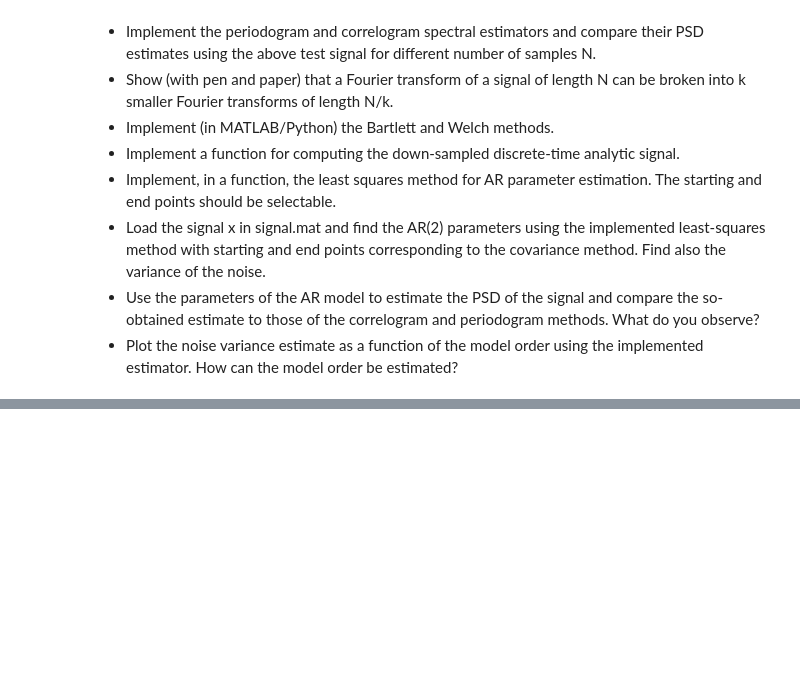
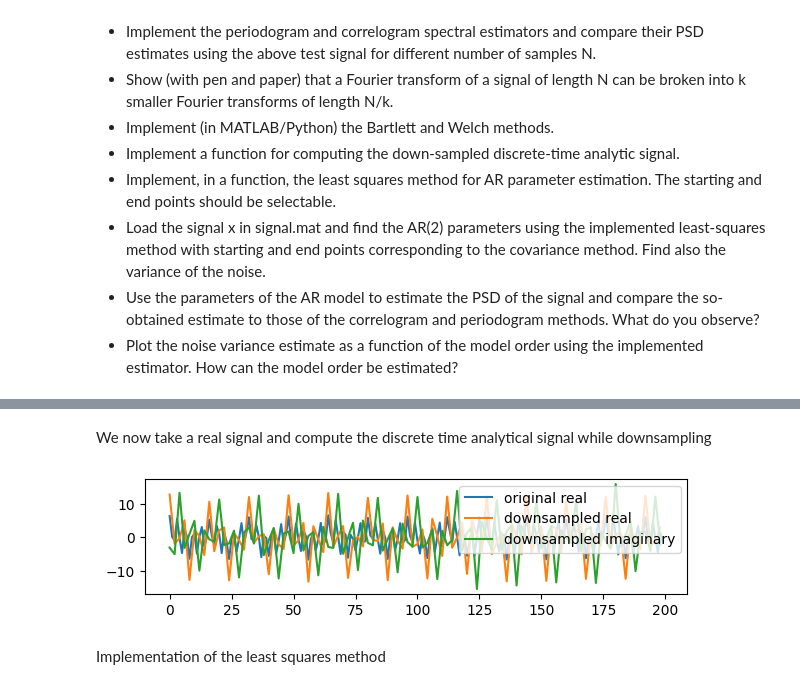
Before and after one commit to vismiroglou/ASE, a Jupyter notebook: day1.ipynb, the cells around one changed output, grey strips where cells are left out. Drawn from its saved outputs; the diff is of its cells as text; code cells hidden in the pictures; blank space fills up the shorter version.

```diff
--- a/day1.ipynb
+++ b/day1.ipynb
@@ -69,0 +320,46 @@ plt.show()
+# %% [markdown]
+We now take a real signal and compute the discrete time analytical signal while downsampling
+# %%
+def ds_analytic(x, fs, plot=False):
+    x_r = x.real
+    N = len(x_r)
+
+    X = np.fft.fft(x_r)
+
+    H = np.zeros(N)
+    if N % 2 == 0:  # even length
+        H[0] = 1
+        H[1:N//2] = 2
+        H[N//2] = 1
+    else:           # odd length
+        H[0] = 1
+        H[1:(N+1)//2] = 2
+
+    X_a = X * H
+    X_a = X_a[:np.ceil(N/2).astype(int)]
+    x_a = np.fft.ifft(X_a)
+
+    if plot:
+        plt.plot(np.arange(N)/fs, x_r, label="real signal")
+        plt.plot(np.arange(len(x_a))/fs * 2, x_a, label="analytical")
+        plt.plot(np.arange(len(x_a))/fs * 2, x_a.imag, label="analytical_imag")
+        plt.xlabel("Frequency [Hz]")
+        plt.ylabel("PSD")
+        plt.legend()
+        plt.grid(True)
+
+    return x_a
+
+x = x.real
+
+y = ds_analytic(x, fs)
+plt.figure(figsize=(7,1.5))
+plt.plot(np.arange(N), x.real, label='original real')
+plt.plot(np.arange(N, step=2), y.real, label='downsampled real')
+plt.plot(np.arange(N, step=2), y.imag, label='downsampled imaginary')
+plt.legend()
+plt.show()
+# %% [output]
+[figure, added]
+# %% [markdown]
+Implementation of the least squares method
```
Also changed, not shown: parts of 20 cells of this notebook, 2 other files.
